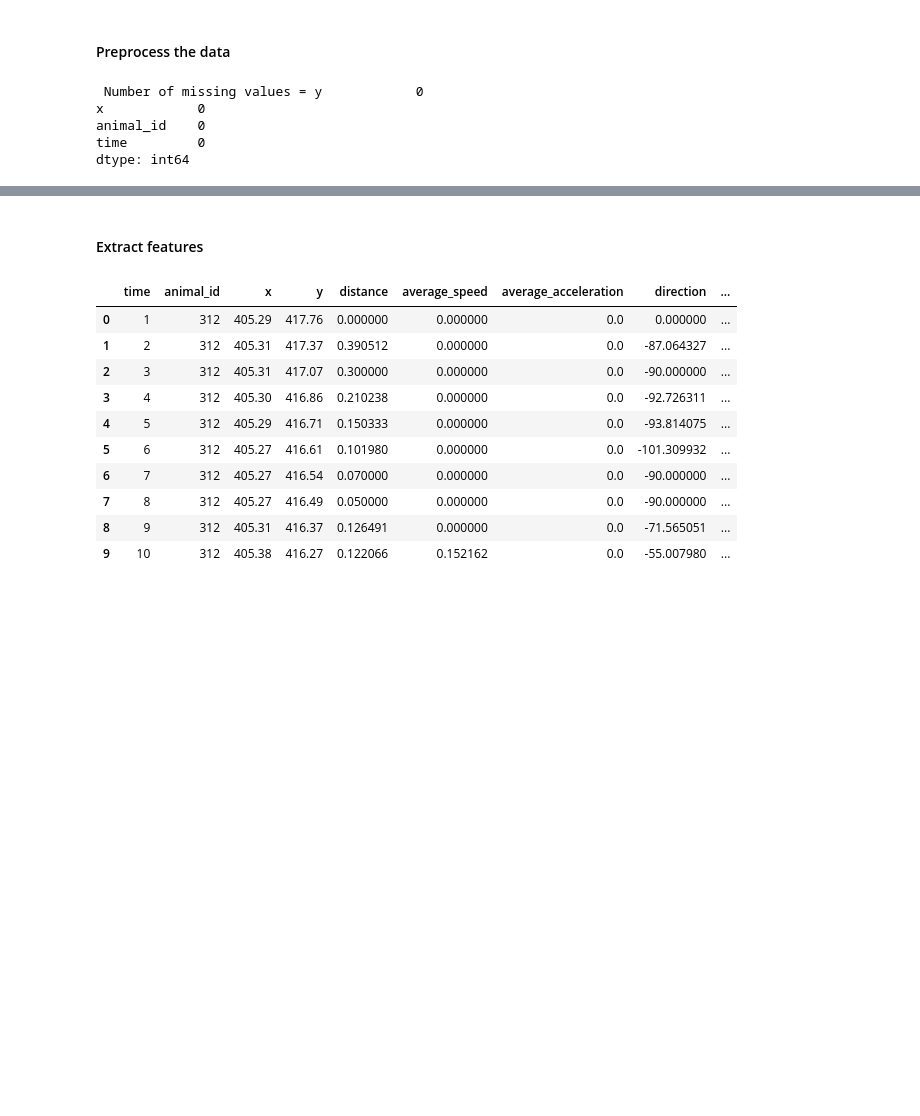
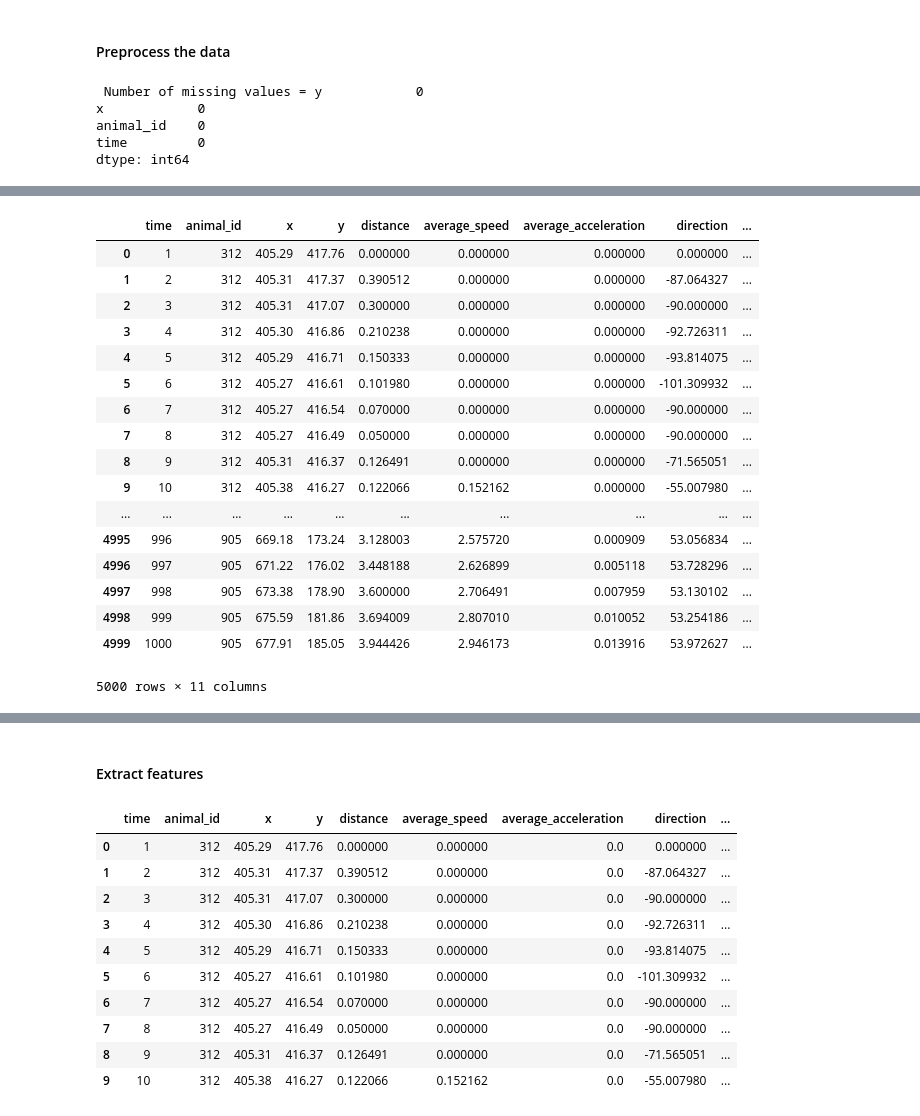
Before and after one commit to dbvis-ukon/movekit, a Jupyter notebook: examples/demo.ipynb, the cells around one changed output, grey strips where cells are left out. Cells and saved outputs as stored; diff of their text form; code cells hidden in the pictures; blank space fills up the shorter version.

Commit message:
added ts_cluster function

```diff
--- a/examples/demo.ipynb
+++ b/examples/demo.ipynb
@@ -217,0 +65,10 @@ print(path)
+# %%
+traj = fe.grouping_data(feats, pick_vars = varlst)
+# %%
+tracks = []
+
+for i in [*traj.keys()]:
+    tracks.append(traj[i].values.tolist())
+# %%
+km = TimeSeriesKMeans(n_clusters=3, metric="euclidean", max_iter=5, random_state=0)
+km = km.fit(tracks)
@@ -217,0 +95,51 @@ print(path)
+# %%
+def ts_cluster(feats, n_clust, varlst = ["x", "y"], metric="euclidean", max_iter=5, random_state=0, inertia=False):
+    data_groups = fe.grouping_data(feats)
+
+    traj = fe.grouping_data(feats, pick_vars = varlst)
+
+    tracks = []
+
+    for i in [*traj.keys()]:
+        tracks.append(traj[i].values.tolist())
+
+    km = TimeSeriesKMeans(n_clusters=3, metric=metric, max_iter=max_iter, random_state=random_state)
+    km = km.fit(tracks)
+
+    clustcens = km.cluster_centers_.tolist()
+    for aid in range(len(traj)):
+        clust = [*km.labels_][aid]
+        data_groups[[*data_groups.keys()][aid]] = data_groups[[*data_groups.keys()][aid]].assign(cluster=clust)
+        data_groups[[*data_groups.keys()][aid]] = data_groups[[*data_groups.keys()][aid]].assign(
+            ClustCenter=clustcens[clust])
+        #data_groups[[*data_groups.keys()][aid]][['Center_x', 'Center_y']] = pd.DataFrame(
+        #    data_groups[[*data_groups.keys()][aid]]['ClustCenter'].tolist(),
+        #    index=data_groups[[*data_groups.keys()][aid]].index)
+    clustered_df = fe.regrouping_data(data_groups)
+    #del clustered_df["ClustCenter"]
+    if inertia:
+        return clustered_df, km.inertia_
+
+    else:
+        return clustered_df
+# %%
+ts_cluster(feats, 3, ["x", "y", "distance","average_speed"])
+# %% [output]
+|  | time | animal_id | x | y | distance | average_speed | average_acceleration | direction | ... |
+| 0 | 1 | 312 | 405.29 | 417.76 | 0.000000 | 0.000000 | 0.000000 | 0.000000 | ... |
+| 1 | 2 | 312 | 405.31 | 417.37 | 0.390512 | 0.000000 | 0.000000 | -87.064327 | ... |
+| 2 | 3 | 312 | 405.31 | 417.07 | 0.300000 | 0.000000 | 0.000000 | -90.000000 | ... |
+| 3 | 4 | 312 | 405.30 | 416.86 | 0.210238 | 0.000000 | 0.000000 | -92.726311 | ... |
+| 4 | 5 | 312 | 405.29 | 416.71 | 0.150333 | 0.000000 | 0.000000 | -93.814075 | ... |
+| 5 | 6 | 312 | 405.27 | 416.61 | 0.101980 | 0.000000 | 0.000000 | -101.309932 | ... |
+| 6 | 7 | 312 | 405.27 | 416.54 | 0.070000 | 0.000000 | 0.000000 | -90.000000 | ... |
+| 7 | 8 | 312 | 405.27 | 416.49 | 0.050000 | 0.000000 | 0.000000 | -90.000000 | ... |
+| 8 | 9 | 312 | 405.31 | 416.37 | 0.126491 | 0.000000 | 0.000000 | -71.565051 | ... |
+| 9 | 10 | 312 | 405.38 | 416.27 | 0.122066 | 0.152162 | 0.000000 | -55.007980 | ... |
+| ... | ... | ... | ... | ... | ... | ... | ... | ... | ... |
+| 4995 | 996 | 905 | 669.18 | 173.24 | 3.128003 | 2.575720 | 0.000909 | 53.056834 | ... |
+| 4996 | 997 | 905 | 671.22 | 176.02 | 3.448188 | 2.626899 | 0.005118 | 53.728296 | ... |
+| 4997 | 998 | 905 | 673.38 | 178.90 | 3.600000 | 2.706491 | 0.007959 | 53.130102 | ... |
+| 4998 | 999 | 905 | 675.59 | 181.86 | 3.694009 | 2.807010 | 0.010052 | 53.254186 | ... |
+| 4999 | 1000 | 905 | 677.91 | 185.05 | 3.944426 | 2.946173 | 0.013916 | 53.972627 | ... |
+5000 rows × 11 columns
```
Also changed, not shown: parts of 47 cells of this notebook, 4 other files.
